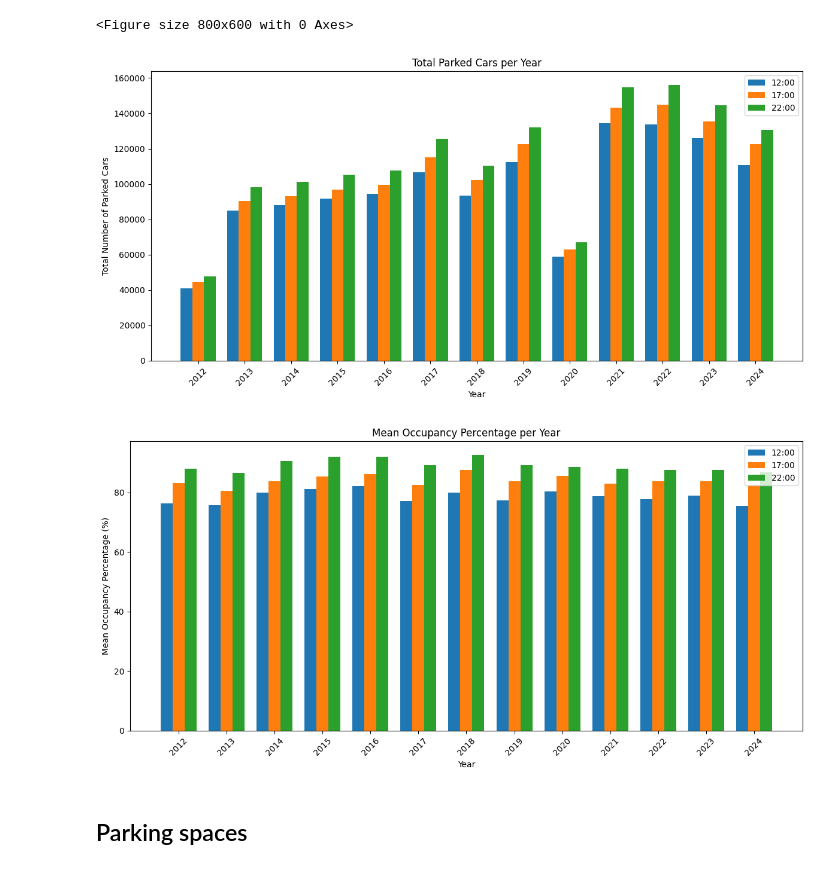
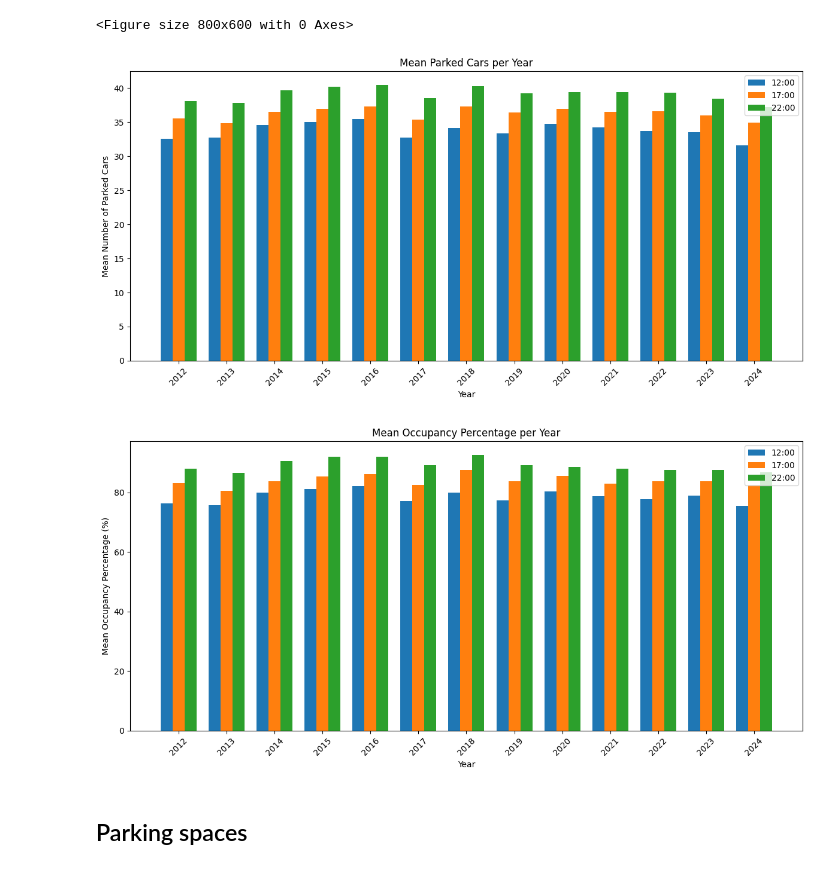
Before and after one commit to AleksandarLukic96/02806_Social_Data, a Jupyter notebook: Project/Data_overview_Paula.ipynb, the cells around one changed output. Cells and saved outputs as stored; diff of their text form; code cells hidden in the pictures.

Commit message:
Changed sum to mean for total parked cars plot

```diff
--- a/Project/Data_overview_Paula.ipynb
+++ b/Project/Data_overview_Paula.ipynb
@@ -190,7 +190,7 @@ df_counts['year'] = pd.to_numeric(df_counts['year'], errors='coerce')
 
 # --- Group Data by Year ---
 # Rather than grouping over all columns, group only the numeric columns you care about.
-grouped_parked = df_counts.groupby("year")[parked_cols].sum()   # Using mean() per year (change to sum() if needed)
+grouped_parked = df_counts.groupby("year")[parked_cols].mean()   # Using mean() per year (change to sum() if needed)
 grouped_occ = df_counts.groupby("year")[occ_cols].mean()
 
 # Retrieve the sorted years list
@@ -199,36 +199,36 @@ years = grouped_parked.index.astype(int).tolist()
 # Setup x-axis positions for grouped bar charts
 x = np.arange(len(years))
 width = 0.25  # width for each individual bar
 
 # --- Plot 1: Mean Parked Cars per Year ---
 plt.figure(figsize=(12, 6))
 plt.bar(x - width, grouped_parked["parked_cars_at_12"], width=width, label="12:00")
 plt.bar(x, grouped_parked["parked_cars_at_17"], width=width, label="17:00")
 plt.bar(x + width, grouped_parked["parked_cars_at_22"], width=width, label="22:00")
 
 plt.xlabel("Year")
-plt.ylabel("Total Number of Parked Cars")
-plt.title("Total Parked Cars per Year")
+plt.ylabel("Mean Number of Parked Cars")
+plt.title("Mean Parked Cars per Year")
 plt.xticks(x, years, rotation=45)
 plt.legend()
 plt.tight_layout()
 plt.show()
 
 # --- Plot 2: Mean Occupancy Percentage per Year ---
 plt.figure(figsize=(12, 6))
 plt.bar(x - width, grouped_occ["occupancy_at_12_pct"], width=width, label="12:00")
 plt.bar(x, grouped_occ["occupancy_at_17_pct"], width=width, label="17:00")
 plt.bar(x + width, grouped_occ["occupancy_at_22_pct"], width=width, label="22:00")
 
 plt.xlabel("Year")
 plt.ylabel("Mean Occupancy Percentage (%)")
 plt.title("Mean Occupancy Percentage per Year")
 plt.xticks(x, years, rotation=45)
 plt.legend()
 plt.tight_layout()
 plt.show()
 # %% [output]
-[figure, old version]
+[figure, new version]
 [figure]
 # %% [markdown]
 ## Parking spaces
```
